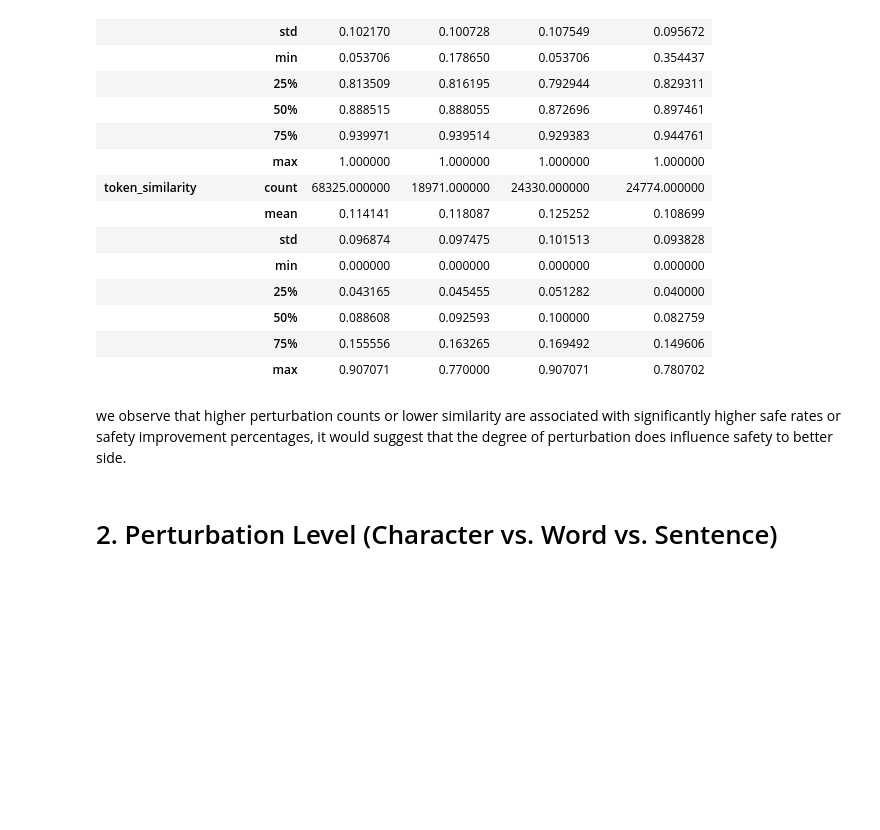
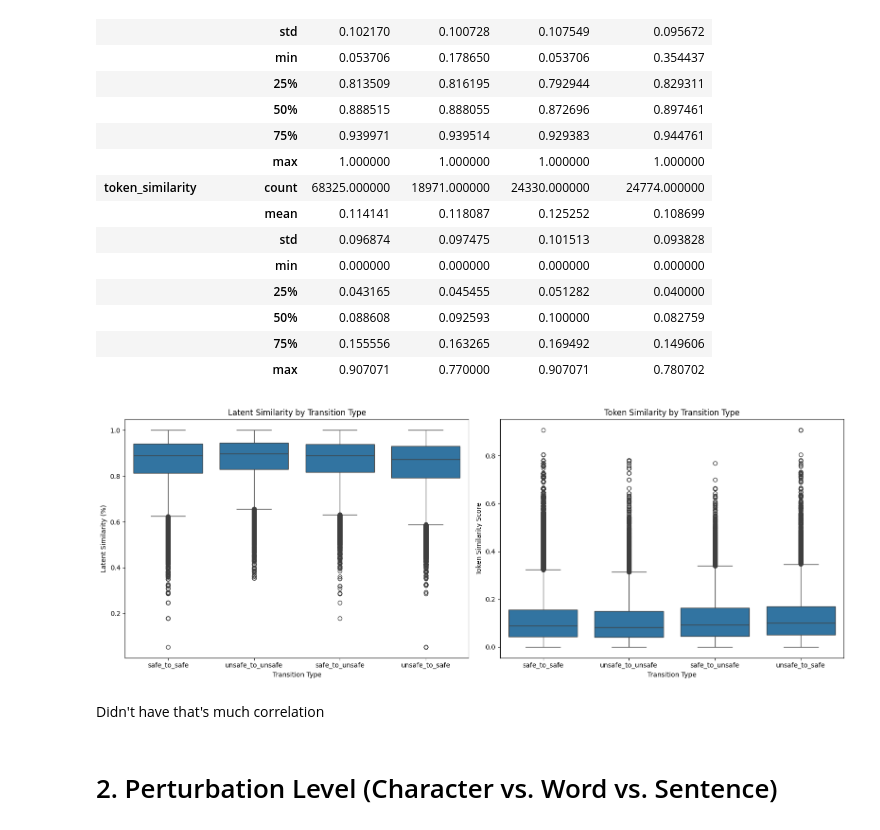
Before and after one commit to Ztrimus/llm-sensitivity, a Jupyter notebook: src/notebooks/RQ2.ipynb, the cells around one changed output. Saved outputs shown, nothing was run; the diff lists cells and outputs as text; code cells hidden in the pictures; blank space fills up the shorter version.

```diff
--- a/src/notebooks/RQ2.ipynb
+++ b/src/notebooks/RQ2.ipynb
@@ -187,8 +186,32 @@ data.groupby("transition_type")[["latent_similarity", "token_similarity"]].descr
 |  | 50% | 0.088608 | 0.092593 | 0.100000 | 0.082759 |
 |  | 75% | 0.155556 | 0.163265 | 0.169492 | 0.149606 |
 |  | max | 0.907071 | 0.770000 | 0.907071 | 0.780702 |
-# %% [markdown]
-we observe that higher perturbation counts or lower similarity are associated with significantly higher safe rates or safety improvement percentages, it would suggest that the degree of perturbation does influence safety to better side.
+# %%
+import matplotlib.pyplot as plt
+import seaborn as sns
+
+# Create subplots with 1 row and 2 columns
+fig, (ax1, ax2) = plt.subplots(1, 2, figsize=(16, 6))
+
+# First plot: Latent Similarity by Transition Type
+sns.boxplot(ax=ax1, x="transition_type", y="latent_similarity", data=data)
+ax1.set_title("Latent Similarity by Transition Type")
+ax1.set_xlabel("Transition Type")
+ax1.set_ylabel("Latent Similarity (%)")
+
+# Second plot: Token Similarity by Transition Type
+sns.boxplot(ax=ax2, x="transition_type", y="token_similarity", data=data)
+ax2.set_title("Token Similarity by Transition Type")
+ax2.set_xlabel("Transition Type")
+ax2.set_ylabel("Token Similarity Score")
+
+# Adjust layout and display
+plt.tight_layout()
+plt.show()
+# %% [output]
+[figure, added]
+# %% [markdown]
+Didn't have that's much correlation
 # %% [markdown]
 # 2. Perturbation Level (Character vs. Word vs. Sentence)
 # %% [markdown]
```
Also changed, not shown: parts of 12 cells of this notebook, 1 other file.
